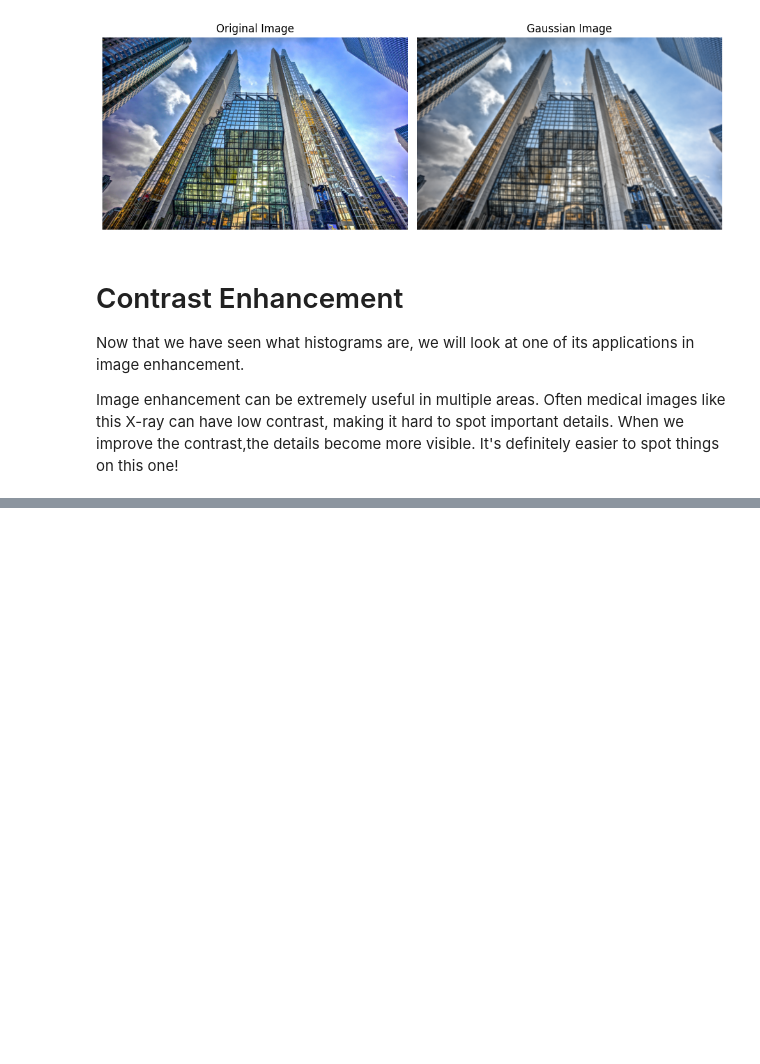
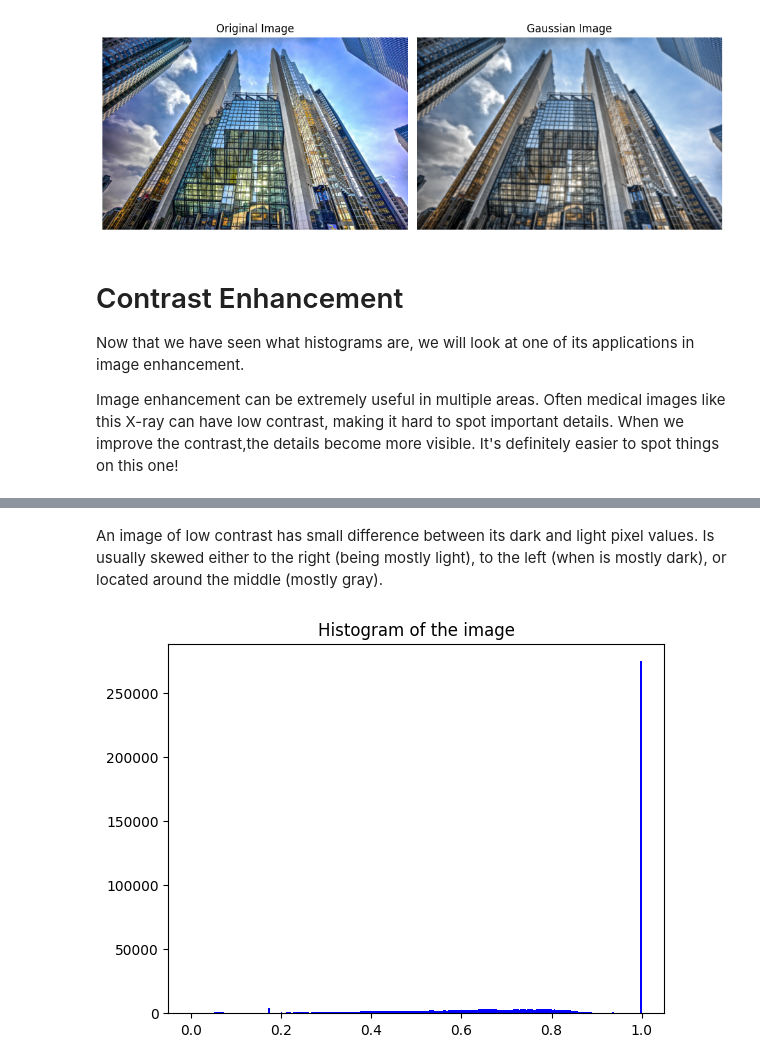
Before and after one commit to SupravoCoder/Image-pre-processing-with-Supravo, a Jupyter notebook: imagepreprocessing.ipynb, the cells around one changed output, grey strips where cells are left out. Drawn from its saved outputs; the diff is of its cells as text; code cells hidden in the pictures; blank space fills up the shorter version.

```diff
--- a/imagepreprocessing.ipynb
+++ b/imagepreprocessing.ipynb
@@ -516,0 +520,23 @@ Image enhancement can be extremely useful in multiple areas. Often medical image
+# %% [markdown]
+An image of low contrast has small difference between its dark and light pixel values. Is usually skewed either to the right (being mostly light), to the left (when is mostly dark), or located around the middle (mostly gray).
+# %%
+import matplotlib.pyplot as plt
+from skimage import color
+
+def show_image(image, title):
+    plt.imshow(image, cmap='gray')
+    plt.title(title)
+    plt.axis('on')
+    plt.show()
+
+# Load the image
+image = plt.imread('xray.png')
+# histogram of the image
+red_channel = image[:,:,0]
+green_channel = image[:,:,1]
+blue_channel = image[:,:,2]
+hist = plt.hist(blue_channel.ravel(), bins=256, color='blue', alpha=1.0)
+plt.title('Histogram of the image') # title of the histogram
+plt.show() # display the histogram
+# %% [output]
+[figure, added]
```
Also changed, not shown: parts of 2 cells of this notebook, 1 other file.
